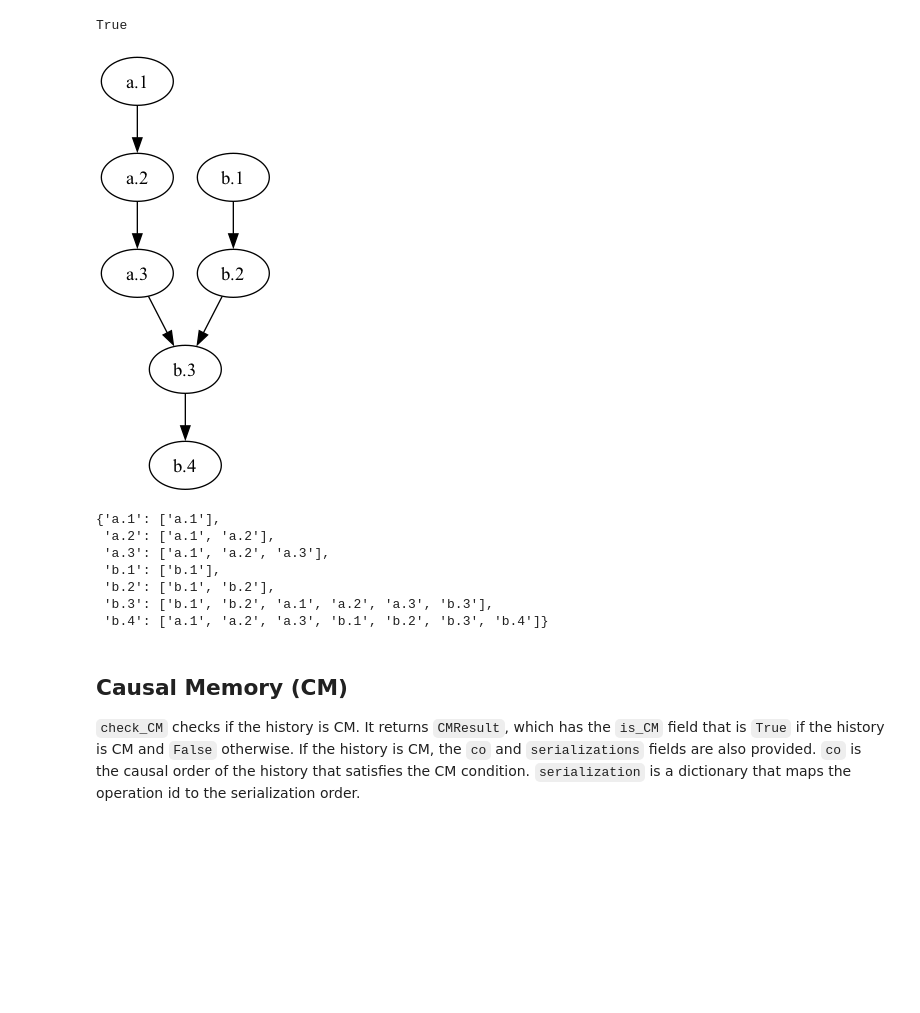
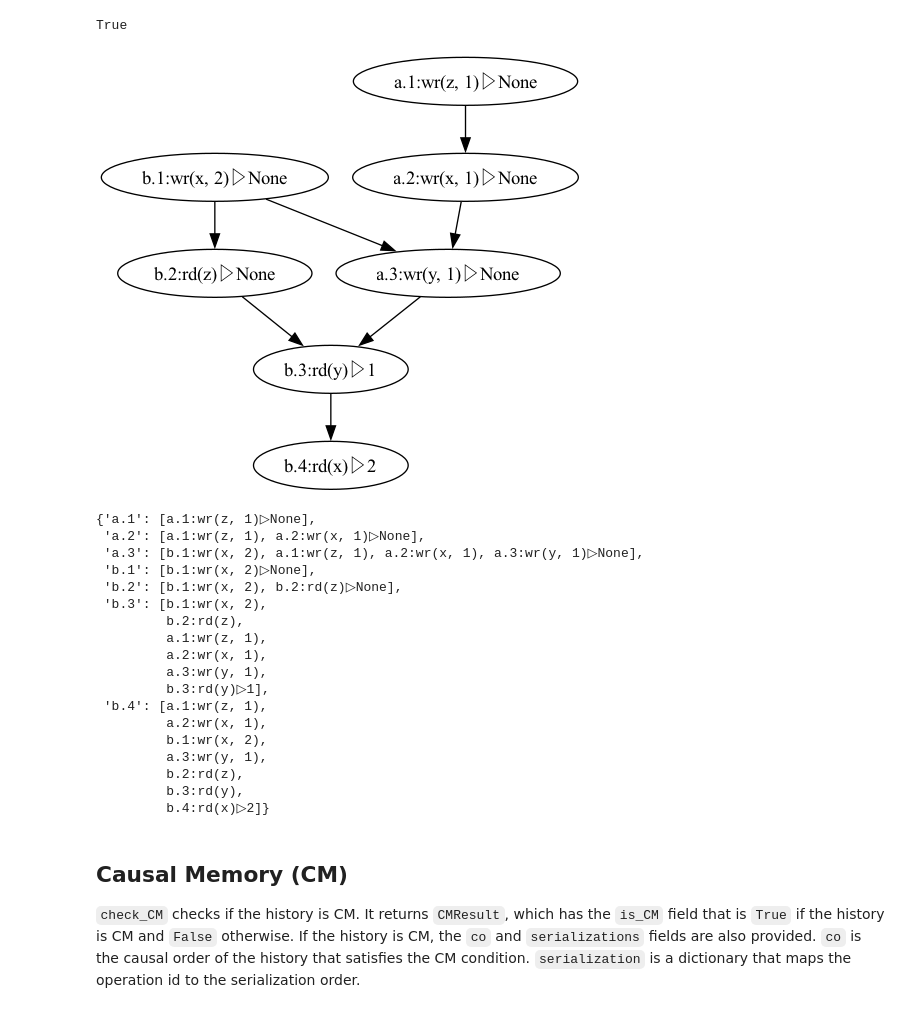
Before and after one commit to shumbo/c3py, a Jupyter notebook: examples/check.ipynb, the cells around one changed output. Drawn from its saved outputs; the diff is of its cells as text; code cells hidden in the pictures; blank space fills up the shorter version.

Commit message:
better visualization

```diff
--- a/examples/check.ipynb
+++ b/examples/check.ipynb
@@ -62,17 +62,28 @@ print(cc.is_CC)
 # %% [output]
 True
 # %%
-view_pydot(cc.co.visualize())
+view_pydot(cc.causal_history.visualize())
 pprint(cc.serializations)
 # %% [output]
-[figure, old version]
+[figure, new version]
-{'a.1': ['a.1'],
- 'a.2': ['a.1', 'a.2'],
- 'a.3': ['a.1', 'a.2', 'a.3'],
- 'b.1': ['b.1'],
- 'b.2': ['b.1', 'b.2'],
- 'b.3': ['b.1', 'b.2', 'a.1', 'a.2', 'a.3', 'b.3'],
- 'b.4': ['a.1', 'a.2', 'a.3', 'b.1', 'b.2', 'b.3', 'b.4']}
+{'a.1': [a.1:wr(z, 1)▷None],
+ 'a.2': [a.1:wr(z, 1), a.2:wr(x, 1)▷None],
+ 'a.3': [b.1:wr(x, 2), a.1:wr(z, 1), a.2:wr(x, 1), a.3:wr(y, 1)▷None],
+ 'b.1': [b.1:wr(x, 2)▷None],
+ 'b.2': [b.1:wr(x, 2), b.2:rd(z)▷None],
+ 'b.3': [b.1:wr(x, 2),
+         b.2:rd(z),
+         a.1:wr(z, 1),
+         a.2:wr(x, 1),
+         a.3:wr(y, 1),
+         b.3:rd(y)▷1],
+ 'b.4': [a.1:wr(z, 1),
+         a.2:wr(x, 1),
+         b.1:wr(x, 2),
+         a.3:wr(y, 1),
+         b.2:rd(z),
+         b.3:rd(y),
+         b.4:rd(x)▷2]}
 # %% [markdown]
 ## Causal Memory (CM)
 
```
Also changed, not shown: parts of 2 cells of this notebook, 3 other files.
